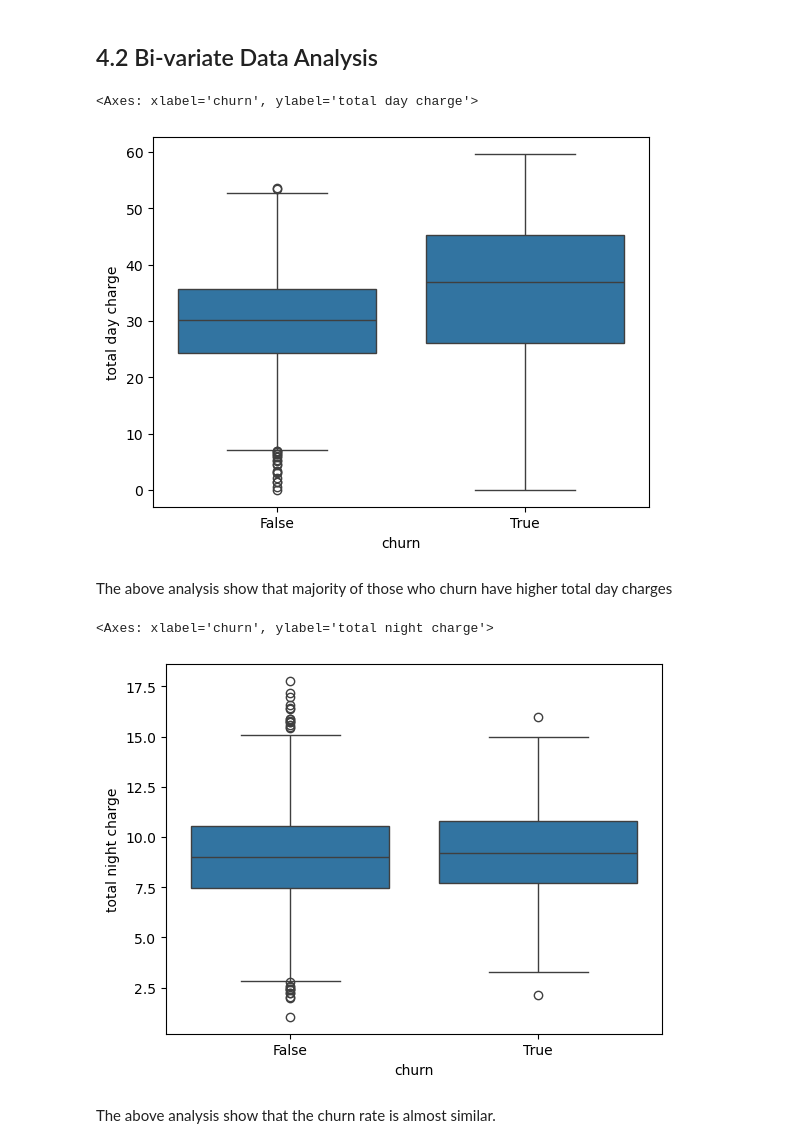
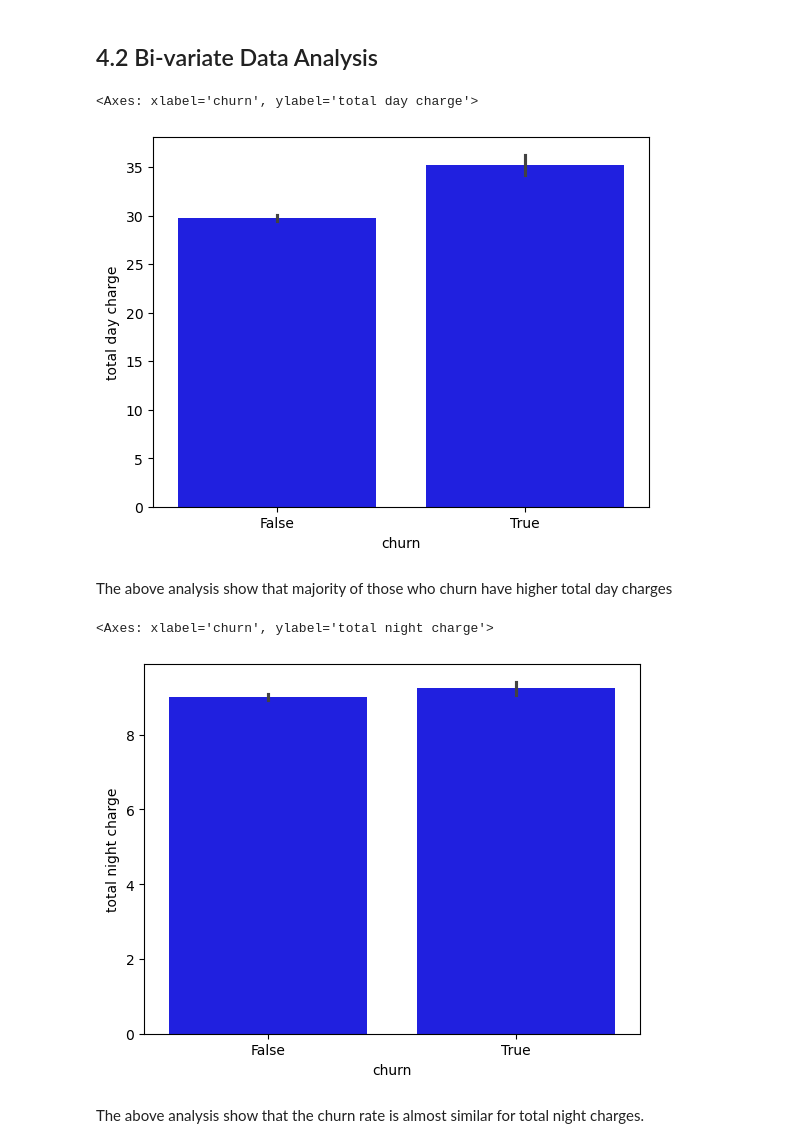
Before and after one commit to DavidChege1/SyriaTel-telecommunications-company, a Jupyter notebook: Index.ipynb, the cells around one changed output. Cells and saved outputs as stored; diff of their text form; code cells hidden in the pictures.

```diff
--- a/Index.ipynb
+++ b/Index.ipynb
@@ -179,17 +202,17 @@ plt.show()
 ## 4.2 Bi-variate Data Analysis
 # %%
 # Visualizing the total day charge distribution
-sns.boxplot(x='churn', y='total day charge', data=df)
+sns.barplot(x='churn', y='total day charge', data=df, color='blue')
 # %% [output]
 <Axes: xlabel='churn', ylabel='total day charge'>
-[figure, old version]
+[figure, new version]
 # %% [markdown]
 The above analysis show that majority of those who churn have higher total day charges
 # %%
 # Visualizing the total night charge distribution
-sns.boxplot(x='churn', y='total night charge', data=df)
+sns.barplot(x='churn', y='total night charge', data=df, color='blue')
 # %% [output]
 <Axes: xlabel='churn', ylabel='total night charge'>
-[figure, old version]
+[figure, new version]
 # %% [markdown]
-The above analysis show that the churn rate is almost similar.
+The above analysis show that the churn rate is almost similar for total night charges.
```
Also changed, not shown: parts of 2 cells of this notebook.
